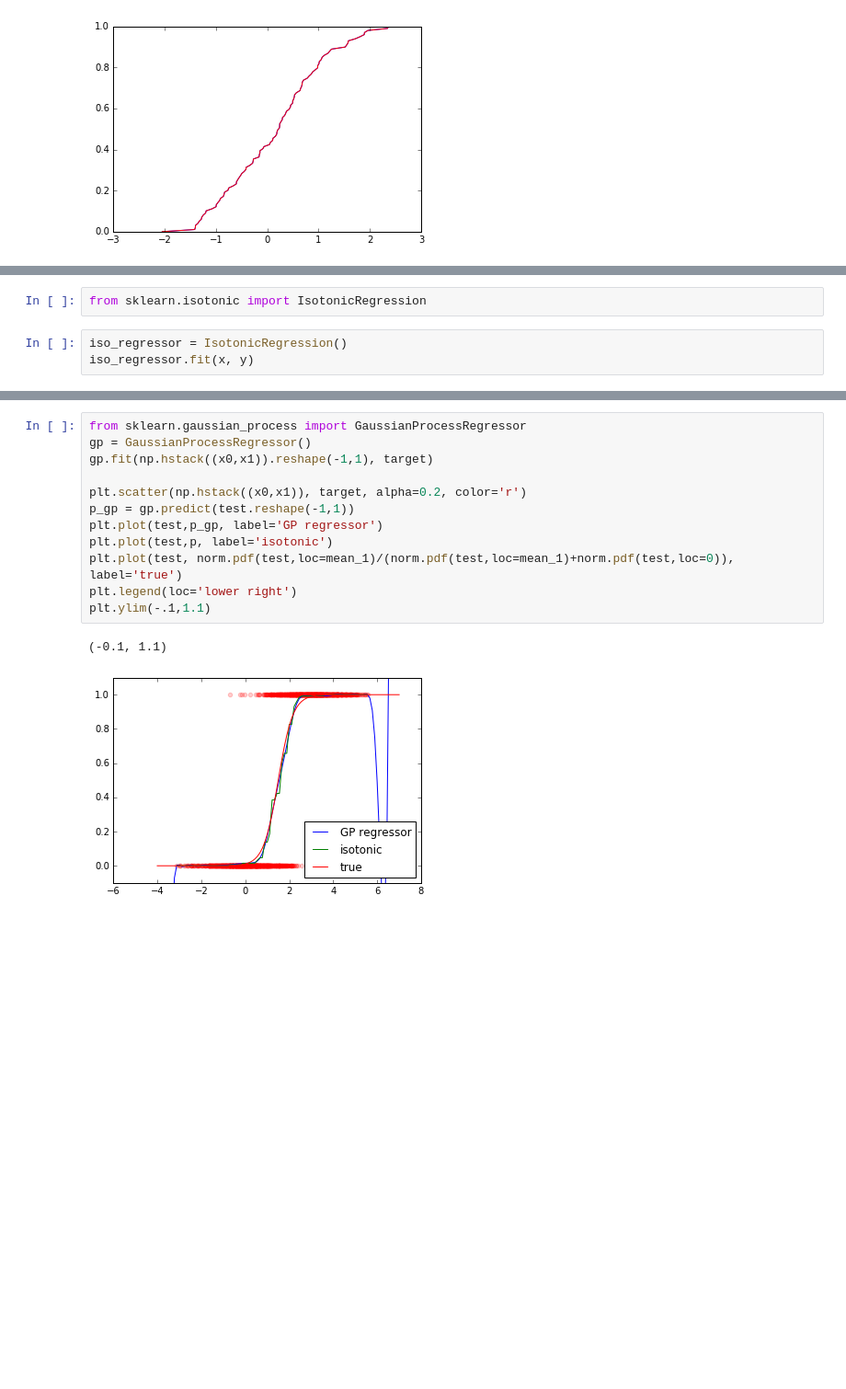
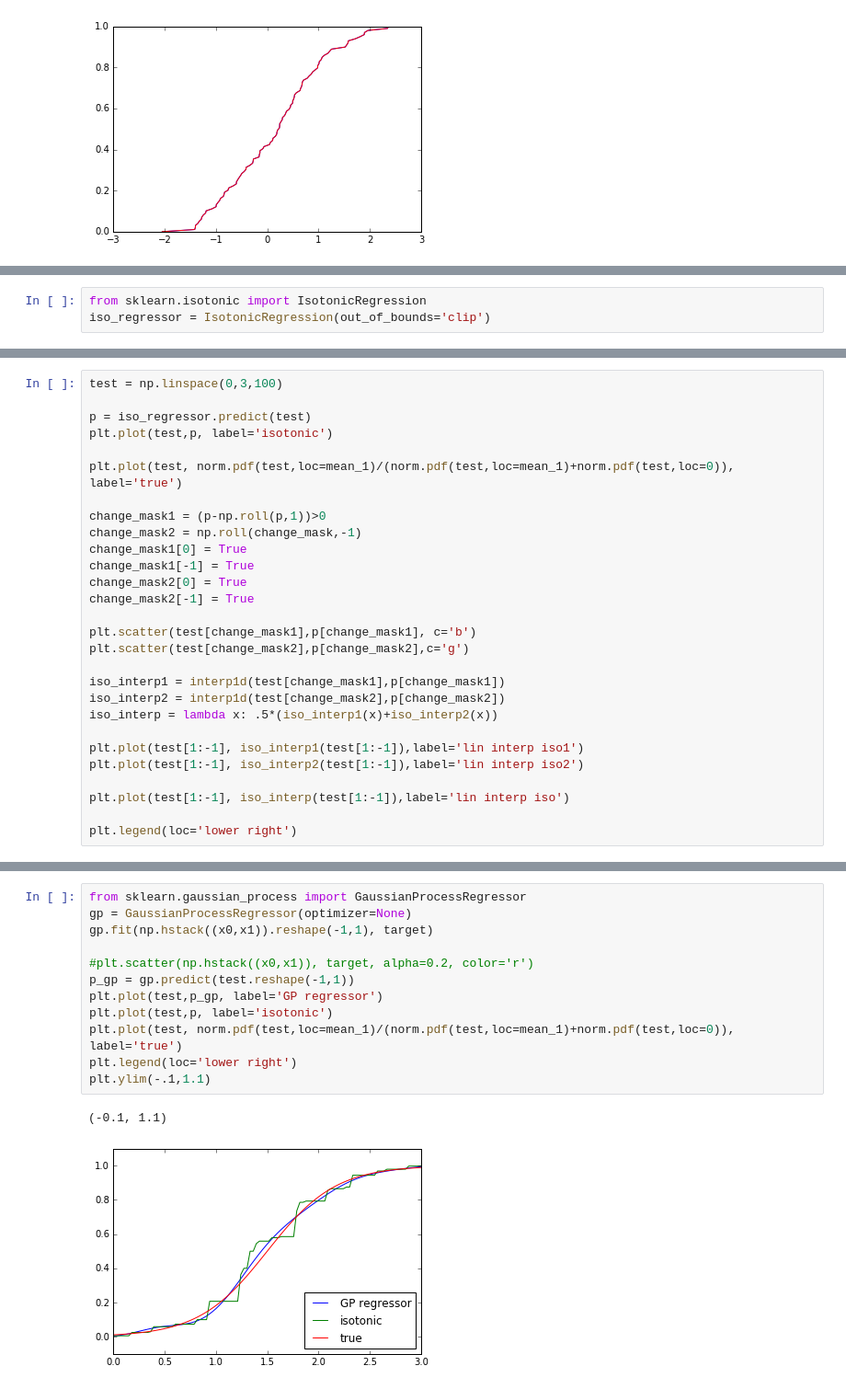
Before and after one commit to cranmer/carl-notebooks, a Jupyter notebook: Calibration Strategies.ipynb, the cells around one changed output, grey strips where cells are left out. Shown: that part at 92% size. Cells and saved outputs as stored; diff of their text form; blank space fills up the shorter version.

```diff
--- a/Calibration Strategies.ipynb
+++ b/Calibration Strategies.ipynb
@@ -19,5 +36,3 @@ plt.plot(x, iso, c='r')
 # %%
 from sklearn.isotonic import IsotonicRegression
+iso_regressor = IsotonicRegression(out_of_bounds='clip')
-# %%
-iso_regressor = IsotonicRegression()
-iso_regressor.fit(x, y)
@@ -54,0 +71,28 @@ plt.plot(test, norm.pdf(test,loc=mean_1)/(norm.pdf(test,loc=mean_1)+norm.pdf(tes
+# %%
+test = np.linspace(0,3,100)
+
+p = iso_regressor.predict(test)
+plt.plot(test,p, label='isotonic')
+
+plt.plot(test, norm.pdf(test,loc=mean_1)/(norm.pdf(test,loc=mean_1)+norm.pdf(test,loc=0)), label='true')
+
+change_mask1 = (p-np.roll(p,1))>0
+change_mask2 = np.roll(change_mask,-1)
+change_mask1[0] = True
+change_mask1[-1] = True
+change_mask2[0] = True
+change_mask2[-1] = True
+
+plt.scatter(test[change_mask1],p[change_mask1], c='b')
+plt.scatter(test[change_mask2],p[change_mask2],c='g')
+
+iso_interp1 = interp1d(test[change_mask1],p[change_mask1])
+iso_interp2 = interp1d(test[change_mask2],p[change_mask2])
+iso_interp = lambda x: .5*(iso_interp1(x)+iso_interp2(x))
+
+plt.plot(test[1:-1], iso_interp1(test[1:-1]),label='lin interp iso1')
+plt.plot(test[1:-1], iso_interp2(test[1:-1]),label='lin interp iso2')
+
+plt.plot(test[1:-1], iso_interp(test[1:-1]),label='lin interp iso')
+
+plt.legend(loc='lower right')
@@ -55,15 +108,15 @@ plt.plot(test, norm.pdf(test,loc=mean_1)/(norm.pdf(test,loc=mean_1)+norm.pdf(tes
 # %%
 from sklearn.gaussian_process import GaussianProcessRegressor
-gp = GaussianProcessRegressor()
+gp = GaussianProcessRegressor(optimizer=None)
 gp.fit(np.hstack((x0,x1)).reshape(-1,1), target)
 
-plt.scatter(np.hstack((x0,x1)), target, alpha=0.2, color='r')
+#plt.scatter(np.hstack((x0,x1)), target, alpha=0.2, color='r')
 p_gp = gp.predict(test.reshape(-1,1))
 plt.plot(test,p_gp, label='GP regressor')
 plt.plot(test,p, label='isotonic')
 plt.plot(test, norm.pdf(test,loc=mean_1)/(norm.pdf(test,loc=mean_1)+norm.pdf(test,loc=0)), label='true')
 plt.legend(loc='lower right')
 plt.ylim(-.1,1.1)
 # %% [output]
 (-0.1, 1.1)
-[figure, old version]
+[figure, new version]
```
Also changed, not shown: parts of 30 cells of this notebook.
